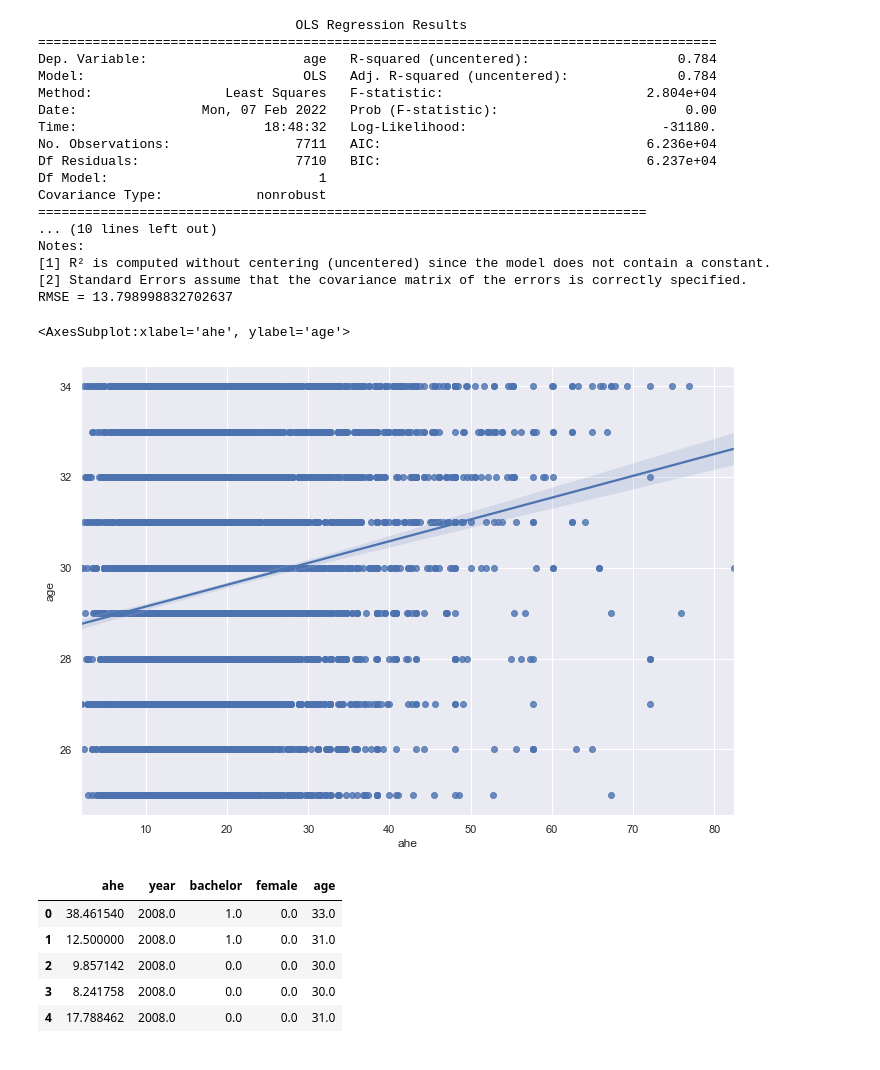
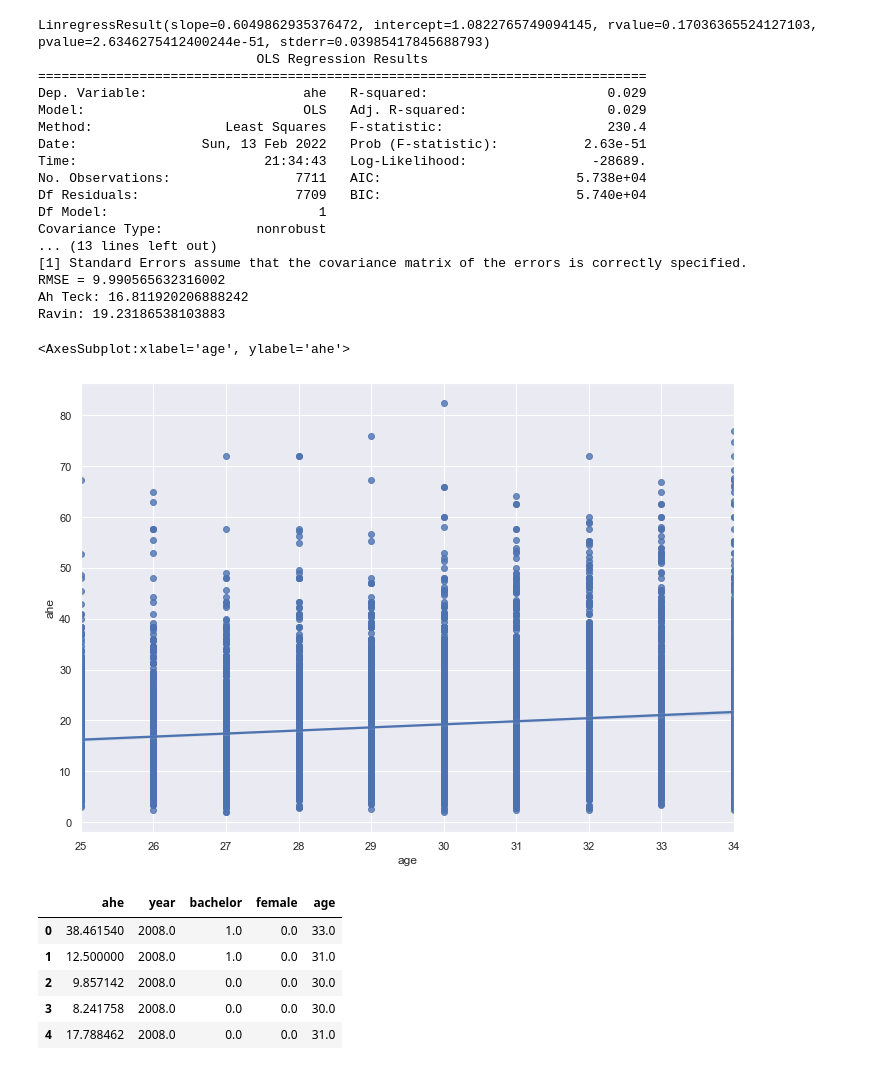
Before and after one commit to BrendanCheong/BT2101-AY2021-2022-SEM2, a Jupyter notebook: EC3303/Tutorial 2/tutorial_2.ipynb, the cells around one changed output. Cells and saved outputs as stored; diff of their text form; code cells hidden in the pictures.

```diff
--- a/EC3303/Tutorial 2/tutorial_2.ipynb
+++ b/EC3303/Tutorial 2/tutorial_2.ipynb
@@ -10,37 +10,39 @@ sns.set(rc={'figure.figsize':(11.7,8.27)})
 cps_df = pd.read_stata("cps08 (for Tutorial 2).dta")
 xyz_df = pd.read_stata("xyz_data (for Tutorial 2).dta")
 # %%
-X = cps_df["ahe"]
-Y = cps_df["age"]
-# X = sm.add_constant(X)
+Y = cps_df["ahe"]
+X = cps_df["age"]
 
-model = sm.OLS(Y, X).fit()
-predictions = model.predict(X)
+regression = sp.stats.linregress(X, Y)
+print(regression)
+lm = smf.ols(formula="ahe ~ age", data=cps_df).fit()
+print(lm.summary())
 
-print(model.summary())
-print(f"RMSE = {rmse(Y, predictions)}")
+print(f"RMSE = {rmse(Y, lm.predict(X))}")
+print(f"Ah Teck: {regression.intercept + regression.slope * (26)}")
+print(f"Ravin: {regression.intercept + regression.slope * (30)}")
 
 sns.regplot(x=X, y=Y, data=cps_df)
 # %% [output]
-                                 OLS Regression Results
-=======================================================================================
-Dep. Variable:                    age   R-squared (uncentered):                   0.784
-Model:                            OLS   Adj. R-squared (uncentered):              0.784
-Method:                 Least Squares   F-statistic:                          2.804e+04
-Date:                Mon, 07 Feb 2022   Prob (F-statistic):                        0.00
-Time:                        18:48:32   Log-Likelihood:                         -31180.
-No. Observations:                7711   AIC:                                  6.236e+04
-Df Residuals:                    7710   BIC:                                  6.237e+04
+LinregressResult(slope=0.6049862935376472, intercept=1.0822765749094145, rvalue=0.17036365524127103, pvalue=2.6346275412400244e-51, stderr=0.03985417845688793)
+                            OLS Regression Results
+==============================================================================
+Dep. Variable:                    ahe   R-squared:                       0.029
+Model:                            OLS   Adj. R-squared:                  0.029
+Method:                 Least Squares   F-statistic:                     230.4
+Date:                Sun, 13 Feb 2022   Prob (F-statistic):           2.63e-51
+Time:                        21:34:43   Log-Likelihood:                -28689.
+No. Observations:                7711   AIC:                         5.738e+04
+Df Residuals:                    7709   BIC:                         5.740e+04
 Df Model:                           1
 Covariance Type:            nonrobust
-==============================================================================
-... (10 lines left out)
-Notes:
-[1] R² is computed without centering (uncentered) since the model does not contain a constant.
-[2] Standard Errors assume that the covariance matrix of the errors is correctly specified.
-RMSE = 13.798998832702637
+... (13 lines left out)
+[1] Standard Errors assume that the covariance matrix of the errors is correctly specified.
+RMSE = 9.990565632316002
+Ah Teck: 16.811920206888242
+Ravin: 19.23186538103883
-<AxesSubplot:xlabel='ahe', ylabel='age'>
+<AxesSubplot:xlabel='age', ylabel='ahe'>
-[figure, old version]
+[figure, new version]
 # %%
 cps_df.head()
 # %% [output]
```
Also changed, not shown: parts of 1 cell of this notebook, 3 other files.
